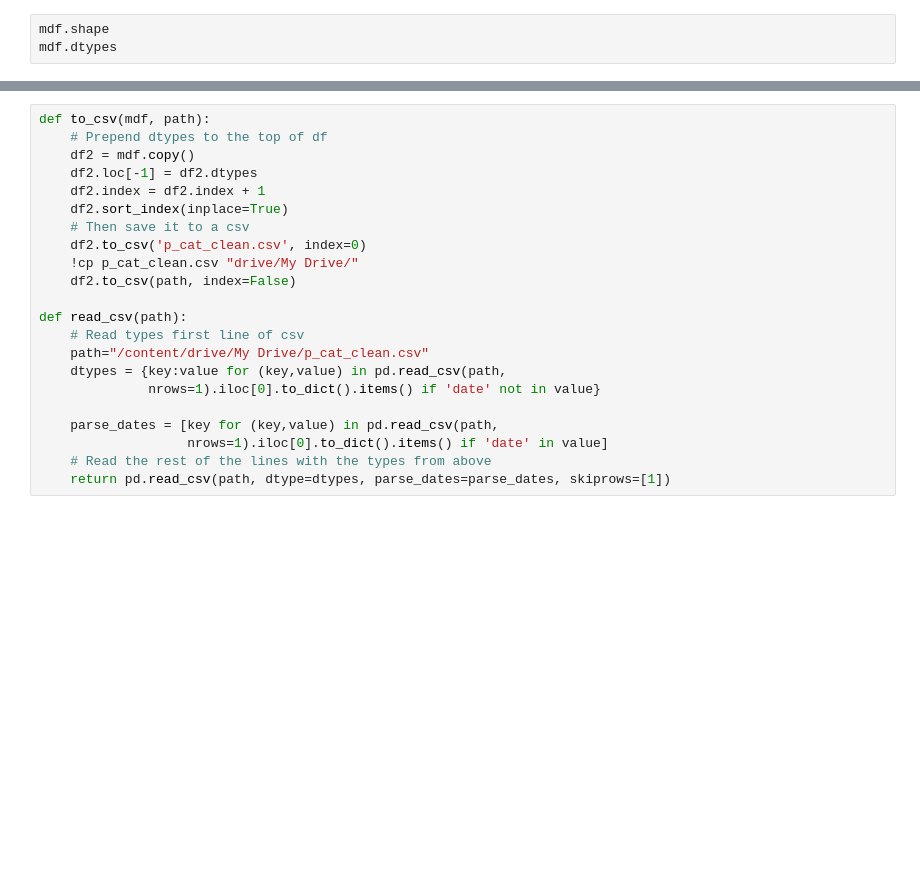
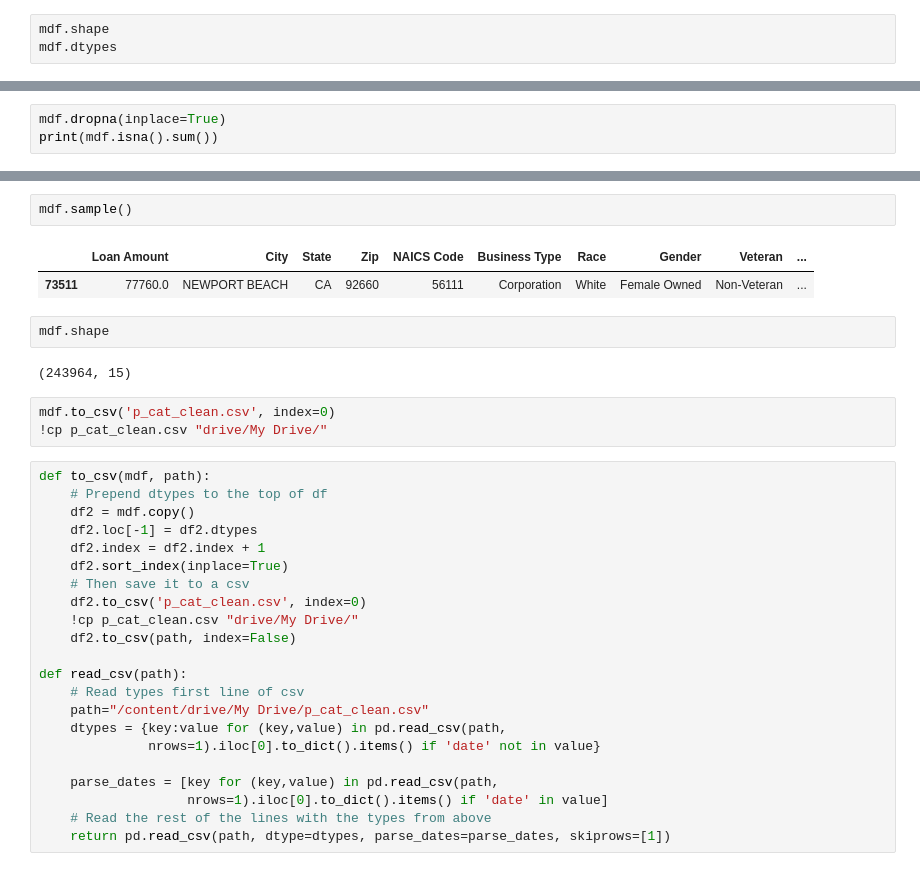
Before and after one commit to sherirosalia/cash_for_covid_clean_machine_pipeline, a Jupyter notebook: pandas_csv_cleaning/cat_desc_normalize.ipynb, the cells around one changed output, grey strips where cells are left out. Cells and saved outputs as stored; diff of their text form; blank space fills up the shorter version.

```diff
--- a/pandas_csv_cleaning/cat_desc_normalize.ipynb
+++ b/pandas_csv_cleaning/cat_desc_normalize.ipynb
@@ -125,0 +208,3 @@ mdf.dtypes
+# %%
+mdf.dropna(inplace=True)
+print(mdf.isna().sum())
@@ -126,3 +228,15 @@ mdf.dtypes
+# %%
+mdf.sample()
+# %% [output]
+|  | Loan Amount | City | State | Zip | NAICS Code | Business Type | Race | Gender | Veteran | ... |
+| 73511 | 77760.0 | NEWPORT BEACH | CA | 92660 | 56111 | Corporation | White | Female Owned | Non-Veteran | ... |
+# %%
+mdf.shape
+# %% [output]
+(243964, 15)
+# %%
+mdf.to_csv('p_cat_clean.csv', index=0)
+!cp p_cat_clean.csv "drive/My Drive/"
 # %%
 def to_csv(mdf, path):
     # Prepend dtypes to the top of df
```
Also changed, not shown: parts of 36 cells of this notebook.
